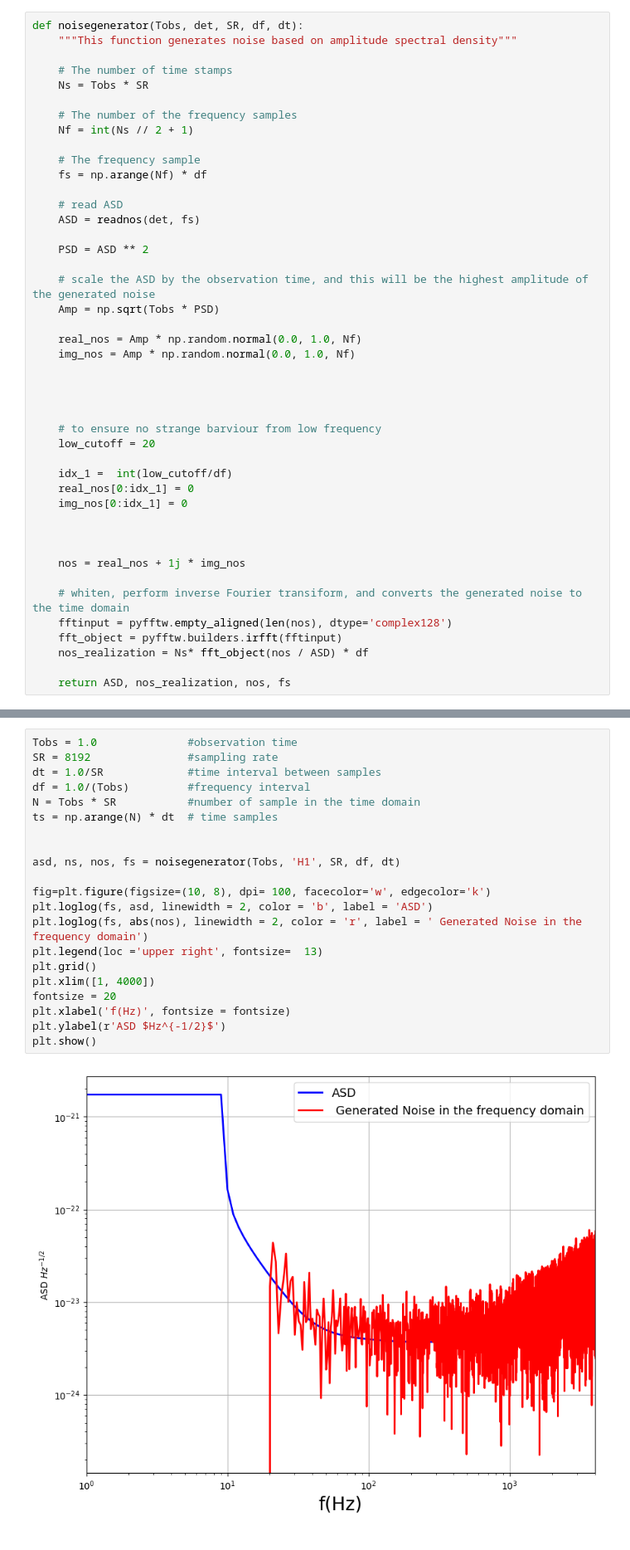
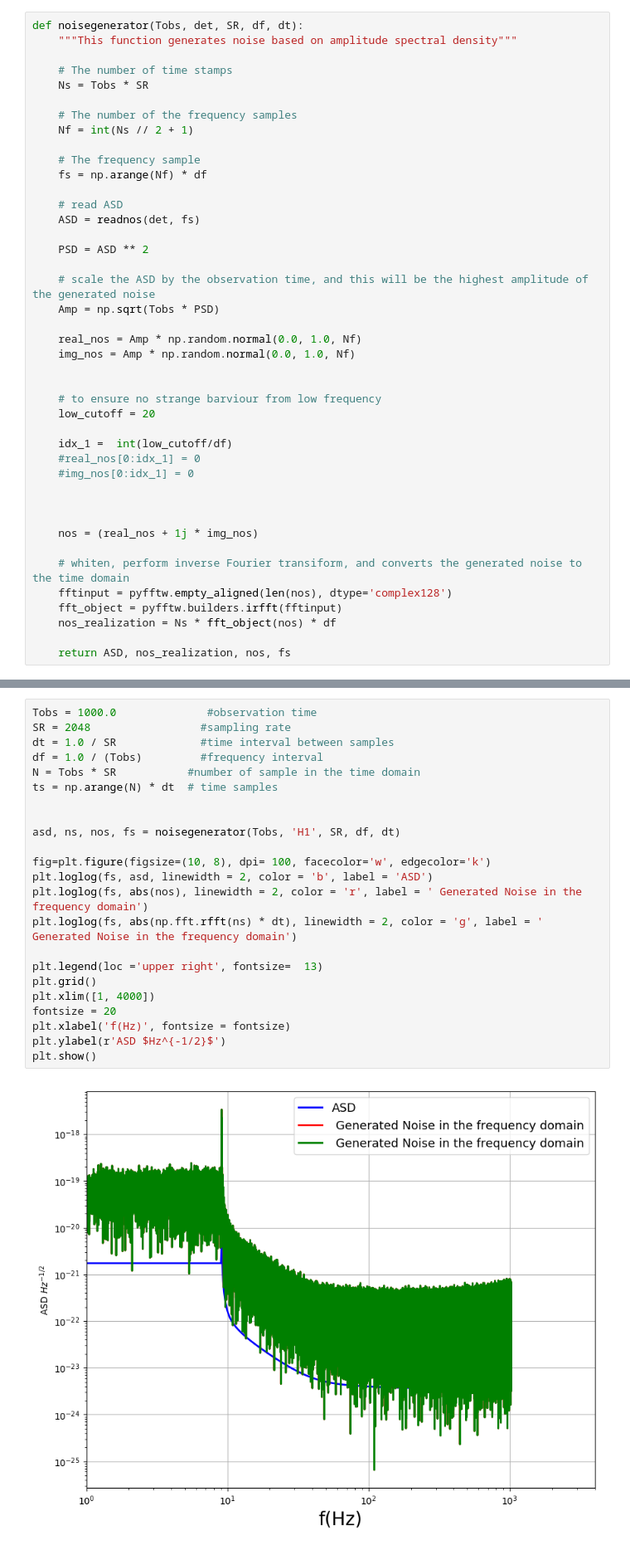
Before and after one commit to manleongchan/SNeML, a Jupyter notebook: Noisegenerator.ipynb, the cells around one changed output, grey strips where cells are left out. Shown at 83% size. Cells and saved outputs as stored; diff of their text form.

```diff
--- a/Noisegenerator.ipynb
+++ b/Noisegenerator.ipynb
@@ -65,22 +66,20 @@ def noisegenerator(Tobs, det, SR, df, dt):
     img_nos = Amp * np.random.normal(0.0, 1.0, Nf)
 
 
-
-
     # to ensure no strange barviour from low frequency
     low_cutoff = 20
 
     idx_1 =  int(low_cutoff/df)
-    real_nos[0:idx_1] = 0
-    img_nos[0:idx_1] = 0
+    #real_nos[0:idx_1] = 0
+    #img_nos[0:idx_1] = 0
 
 
 
-    nos = real_nos + 1j * img_nos
+    nos = (real_nos + 1j * img_nos)
 
     # whiten, perform inverse Fourier transiform, and converts the generated noise to the time domain
     fftinput = pyfftw.empty_aligned(len(nos), dtype='complex128')
     fft_object = pyfftw.builders.irfft(fftinput)
-    nos_realization = Ns* fft_object(nos / ASD) * df
+    nos_realization = Ns * fft_object(nos) * df
 
     return ASD, nos_realization, nos, fs
@@ -87,26 +118,28 @@ def noisegenerator(Tobs, det, SR, df, dt):
 # %%
-Tobs = 1.0              #observation time
-SR = 8192               #sampling rate
-dt = 1.0/SR             #time interval between samples
-df = 1.0/(Tobs)         #frequency interval
+Tobs = 1000.0              #observation time
+SR = 2048                 #sampling rate
+dt = 1.0 / SR             #time interval between samples
+df = 1.0 / (Tobs)         #frequency interval
 N = Tobs * SR           #number of sample in the time domain
 ts = np.arange(N) * dt  # time samples
 
 
 asd, ns, nos, fs = noisegenerator(Tobs, 'H1', SR, df, dt)
 
 fig=plt.figure(figsize=(10, 8), dpi= 100, facecolor='w', edgecolor='k')
 plt.loglog(fs, asd, linewidth = 2, color = 'b', label = 'ASD')
 plt.loglog(fs, abs(nos), linewidth = 2, color = 'r', label = ' Generated Noise in the frequency domain')
+plt.loglog(fs, abs(np.fft.rfft(ns) * dt), linewidth = 2, color = 'g', label = ' Generated Noise in the frequency domain')
+
 plt.legend(loc ='upper right', fontsize=  13)
 plt.grid()
 plt.xlim([1, 4000])
 fontsize = 20
 plt.xlabel('f(Hz)', fontsize = fontsize)
 plt.ylabel(r'ASD $Hz^{-1/2}$')
 plt.show()
 # %% [output]
-[figure, old version]
+[figure, new version]
 # %%
 fig=plt.figure(figsize=(10, 8), dpi= 100, facecolor='w', edgecolor='k')
 plt.plot(ts, ns, linewidth = 2, color = 'b', label = 'whitened noise in t domain')
```
Also changed, not shown: parts of 7 cells of this notebook, 1 other file.
